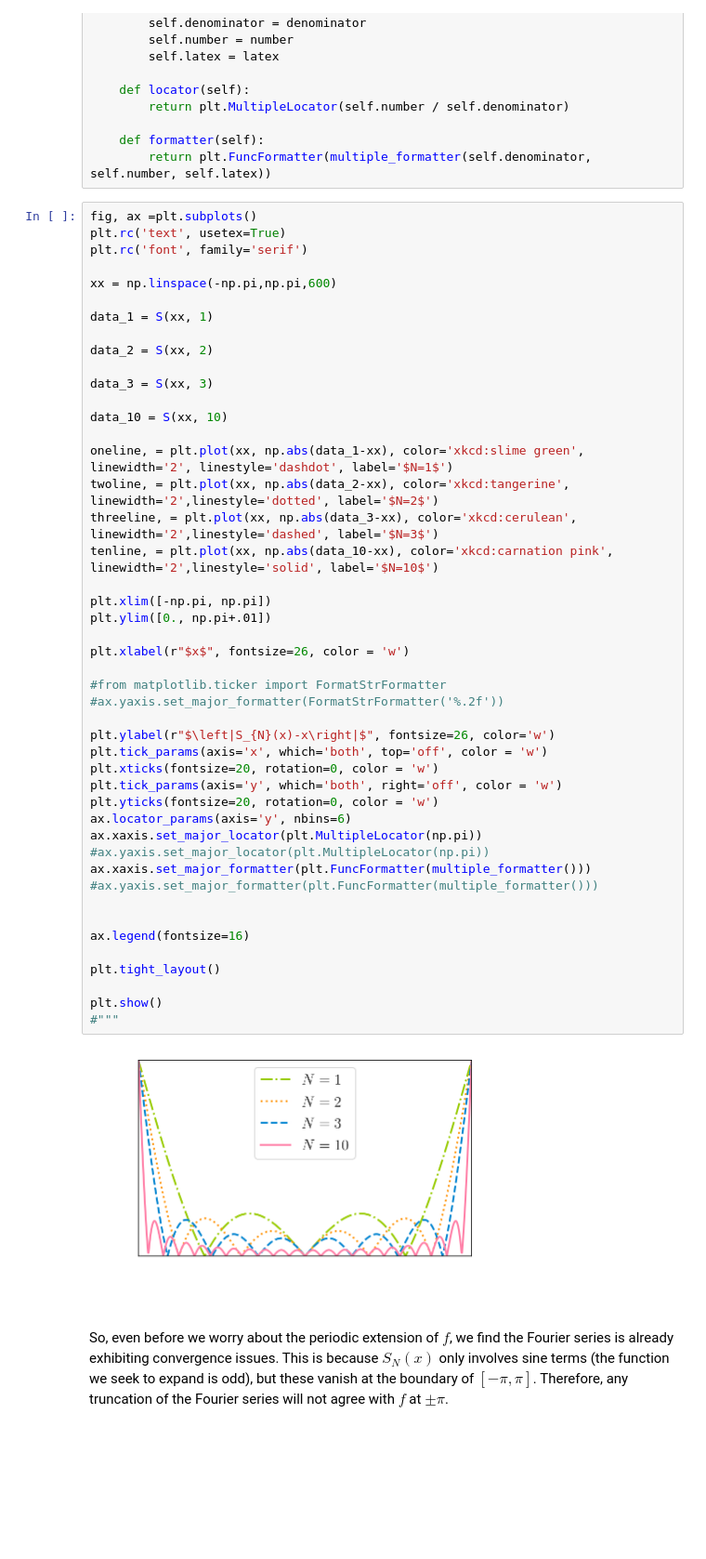
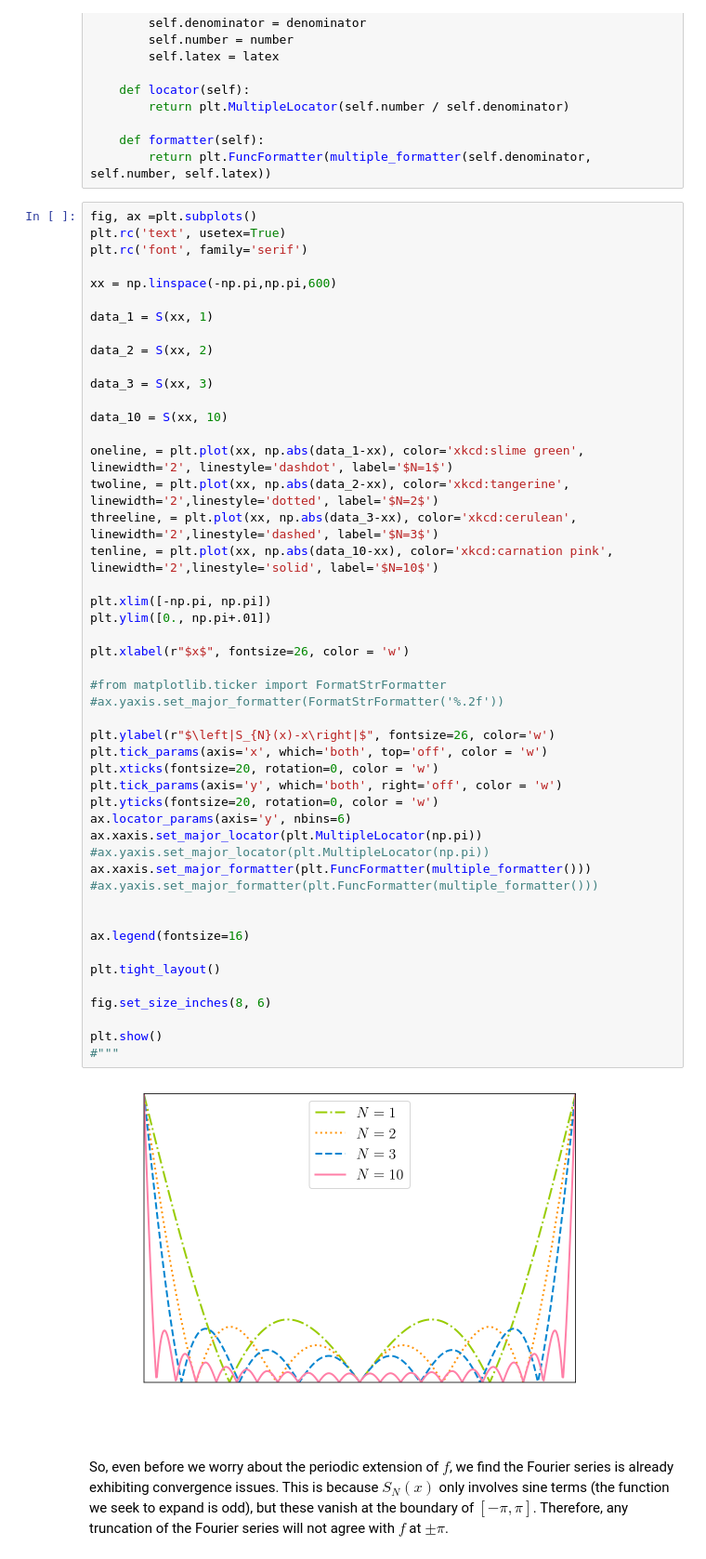
Before and after one commit to ageorgemorgan/teaching, a Jupyter notebook: full_partial_sum_demo.ipynb, the cells around one changed output. Shown: that part at 93% size. Saved outputs shown, nothing was run; the diff lists cells and outputs as text; blank space fills up the shorter version.

```diff
--- a/full_partial_sum_demo.ipynb
+++ b/full_partial_sum_demo.ipynb
@@ -88,34 +92,36 @@ twoline, = plt.plot(xx, np.abs(data_2-xx), color='xkcd:tangerine', linewidth='2'
 threeline, = plt.plot(xx, np.abs(data_3-xx), color='xkcd:cerulean', linewidth='2',linestyle='dashed', label='$N=3$')
 tenline, = plt.plot(xx, np.abs(data_10-xx), color='xkcd:carnation pink', linewidth='2',linestyle='solid', label='$N=10$')
 
 plt.xlim([-np.pi, np.pi])
 plt.ylim([0., np.pi+.01])
 
 plt.xlabel(r"$x$", fontsize=26, color = 'w')
 
 #from matplotlib.ticker import FormatStrFormatter
 #ax.yaxis.set_major_formatter(FormatStrFormatter('%.2f'))
 
 plt.ylabel(r"$\left|S_{N}(x)-x\right|$", fontsize=26, color='w')
 plt.tick_params(axis='x', which='both', top='off', color = 'w')
 plt.xticks(fontsize=20, rotation=0, color = 'w')
 plt.tick_params(axis='y', which='both', right='off', color = 'w')
 plt.yticks(fontsize=20, rotation=0, color = 'w')
 ax.locator_params(axis='y', nbins=6)
 ax.xaxis.set_major_locator(plt.MultipleLocator(np.pi))
 #ax.yaxis.set_major_locator(plt.MultipleLocator(np.pi))
 ax.xaxis.set_major_formatter(plt.FuncFormatter(multiple_formatter()))
 #ax.yaxis.set_major_formatter(plt.FuncFormatter(multiple_formatter()))
 
 
 ax.legend(fontsize=16)
 
 plt.tight_layout()
 
+fig.set_size_inches(8, 6)
+
 plt.show()
 #"""
 # %% [output]
-[figure, old version]
+[figure, new version]
 # %% [markdown]
 So, even before we worry about the periodic extension of $f$, we find the Fourier series is already exhibiting convergence issues. This is because $S_{N}(x)$ only involves sine terms (the function we seek to expand is odd), but these vanish at the boundary of $[-\pi,\pi]$. Therefore, any truncation of the Fourier series will not agree with $f$ at $\pm \pi$.
 # %% [markdown]
```
Also changed, not shown: parts of 4 cells of this notebook, 10 other files.
